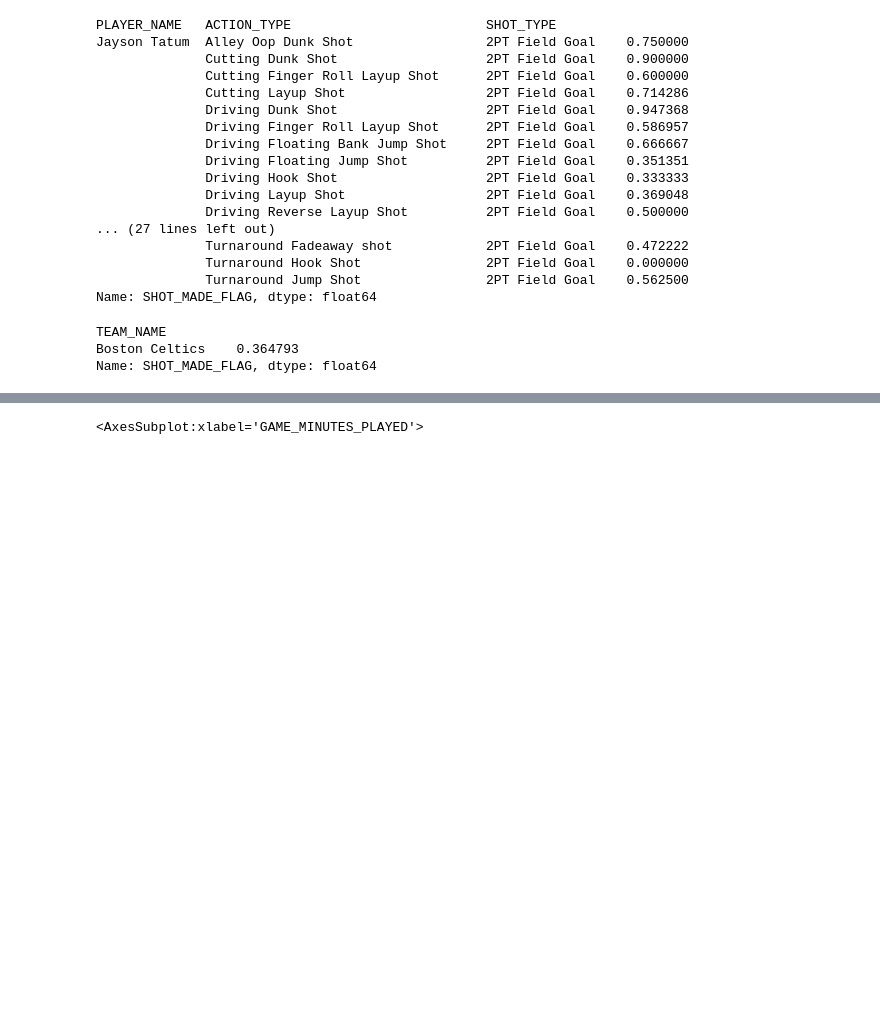
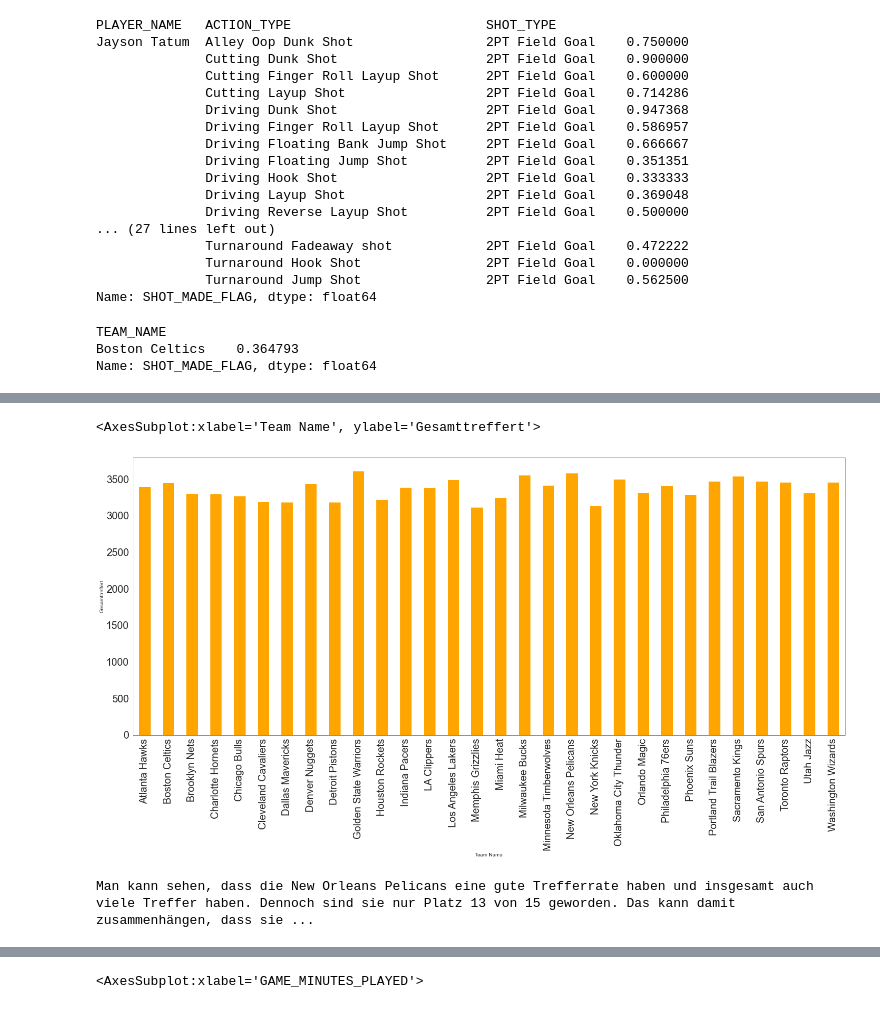
Before and after one commit to JonasBrichzin/nba_shot_tracking_1.1, a Jupyter notebook: import_data.ipynb, the cells around one changed output, grey strips where cells are left out. Cells and saved outputs as stored; diff of their text form; code cells hidden in the pictures; blank space fills up the shorter version.

```diff
--- a/import_data.ipynb
+++ b/import_data.ipynb
@@ -107,3 +114,14 @@ Name: SHOT_MADE_FLAG, dtype: float64
+# %%
+def hitTeam():
+    return db.groupby("TEAM_NAME"). SHOT_MADE_FLAG.sum()
+(hitTeam()).plot(kind="bar", xlabel=("Team Name"), ylabel=("Gesamttreffert"), color="orange", figsize=(25, 10), fontsize=20)
+# %% [output]
+<AxesSubplot:xlabel='Team Name', ylabel='Gesamttreffert'>
+[figure, added]
+# %%
+print("Man kann sehen, dass die New Orleans Pelicans eine gute Trefferrate haben und insgesamt auch viele Treffer haben. Dennoch sind sie nur Platz 13 von 15 geworden. Das kann damit zusammenhängen, dass sie schlecht verteidigt haben, was auch durch ihr Defensive von 113,10 bestättigt wird (eins der schlechtesten der Liga).")
+# %% [output]
+Man kann sehen, dass die New Orleans Pelicans eine gute Trefferrate haben und insgesamt auch viele Treffer haben. Dennoch sind sie nur Platz 13 von 15 geworden. Das kann damit zusammenhängen, dass sie ...
 # %%
 
 def hitratebytime():
```
Also changed, not shown: parts of 6 cells of this notebook.
